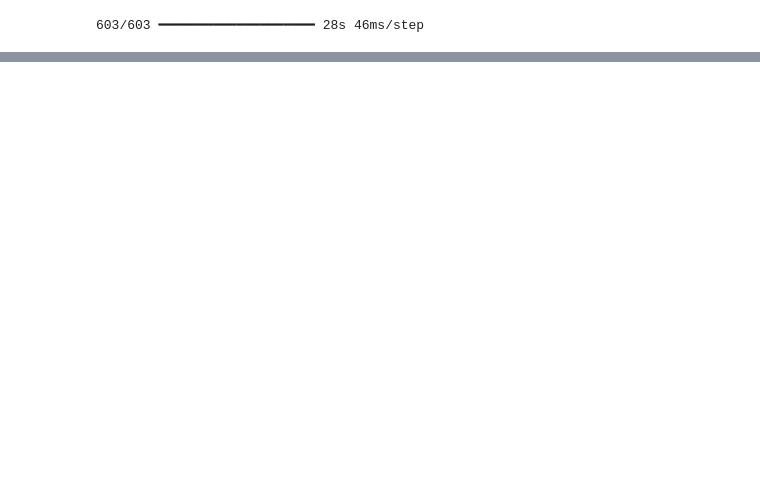
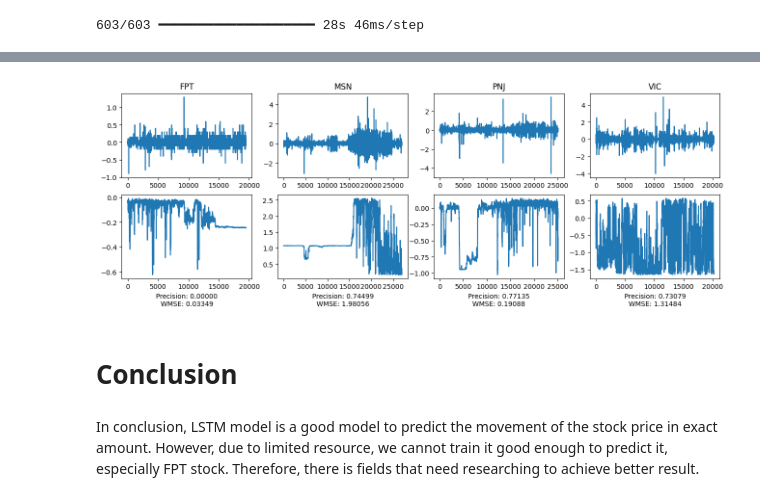
Before and after one commit to tiendatbinhan/stock-prediction, a Jupyter notebook: stock_prediction.ipynb, the cells around one changed output, grey strips where cells are left out. Drawn from its saved outputs; the diff is of its cells as text; code cells hidden in the pictures; blank space fills up the shorter version.

```diff
--- a/stock_prediction.ipynb
+++ b/stock_prediction.ipynb
@@ -422,0 +441,23 @@ lstm_model_unscaled.fit(np.array(X_train_lstm_batch[:num_train_samples]),
+# %%
+fpt_training_metadata = data_preprocessing(fpt_dataset)
+msn_training_metadata = data_preprocessing(msn_dataset)
+pnj_training_metadata = data_preprocessing(pnj_dataset)
+vic_training_metadata = data_preprocessing(vic_dataset)
+# %%
+X_train_batch = []
+y_train_batch = []
+X_test_batch = []
+y_test_batch = []
+metadatas = [fpt_training_metadata, msn_training_metadata,
+            pnj_training_metadata, vic_training_metadata]
+
+for metadata in metadatas:
+    num_train_samples = math.ceil(len(metadata[2]) * 0.8)
+    X_train_batch.extend(metadata[2][:num_train_samples])
+    y_train_batch.extend(metadata[3][:num_train_samples])
+
+    X_test_batch.extend(metadata[2][num_train_samples:])
+    y_test_batch.extend(metadata[3][num_train_samples:])
+# %%
+lstm_final_model.fit(np.array(X_train_batch),
+                     np.array(y_train_batch), epochs=5)
@@ -422,0 +476,22 @@ lstm_model_unscaled.fit(np.array(X_train_lstm_batch[:num_train_samples]),
+# %%
+fig, ax = plt.subplots(2,4,figsize=(16,5))
+datasets = [fpt_dataset, msn_dataset, pnj_dataset, vic_dataset]
+datasets_name = ['FPT', 'MSN', 'PNJ', 'VIC']
+
+for index, metadata in tqdm(enumerate(metadatas)):
+    num_train_samples = math.ceil(len(metadata[2]) * 0.8)
+    y_pred = lstm_final_model.predict(np.array(metadata[2][num_train_samples:]))
+    unscaled_pred = metadata[1].inverse_transform(y_pred.reshape(-1, 1))
+    unscaled_true = datasets[index]['Change'][num_train_samples+100:].to_numpy().reshape(-1, 1)
+
+    precision = calculate_precision(unscaled_true, unscaled_pred)
+    wmse = calculate_weighted_mse(unscaled_true, unscaled_pred)
+
+    ax[0, index].set_title(datasets_name[index])
+    ax[0, index].plot(unscaled_true.reshape(-1))
+    ax[1, index].plot(unscaled_pred)
+    ax[1, index].set_xlabel(f'Precision: {precision:.5f}\n' +
+                    f'WMSE: {wmse:.5f}')
+
+plt.show()
+# %% [output]
@@ -422,0 +502,5 @@ lstm_model_unscaled.fit(np.array(X_train_lstm_batch[:num_train_samples]),
+[figure, added]
+# %% [markdown]
+# Conclusion
+# %% [markdown]
+In conclusion, LSTM model is a good model to predict the movement of the stock price in exact amount. However, due to limited resource, we cannot train it good enough to predict it, especially FPT stock. Therefore, there is fields that need researching to achieve better result.
```
Also changed, not shown: parts of 32 cells of this notebook.
